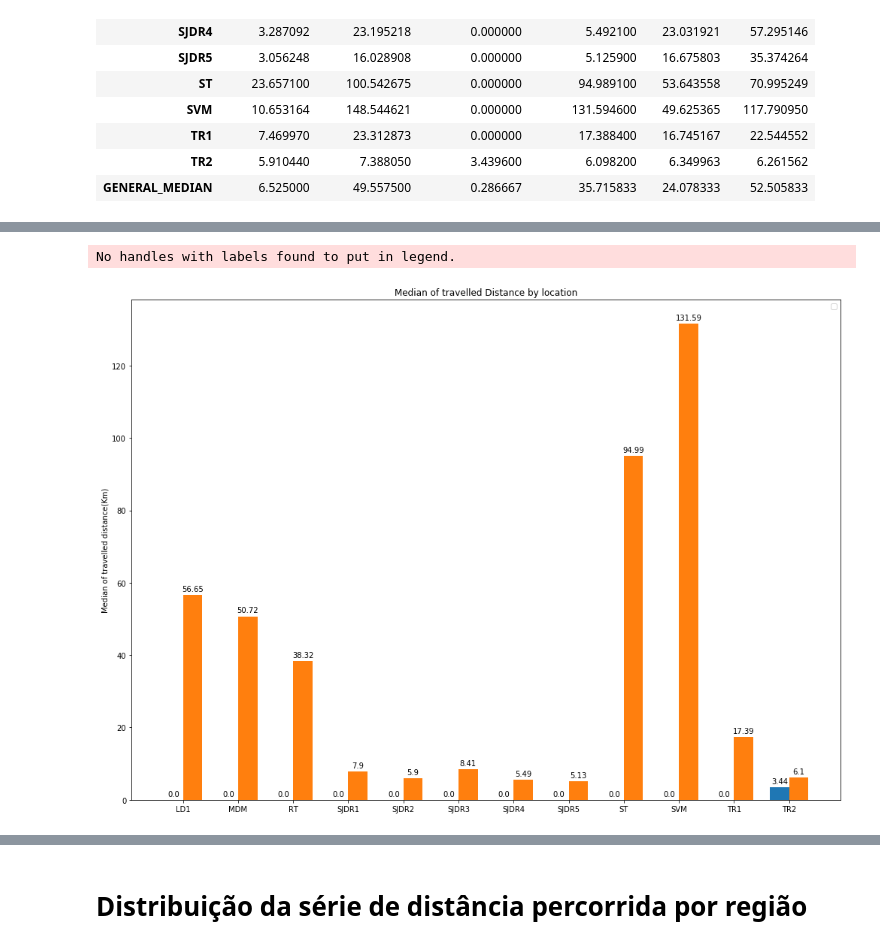
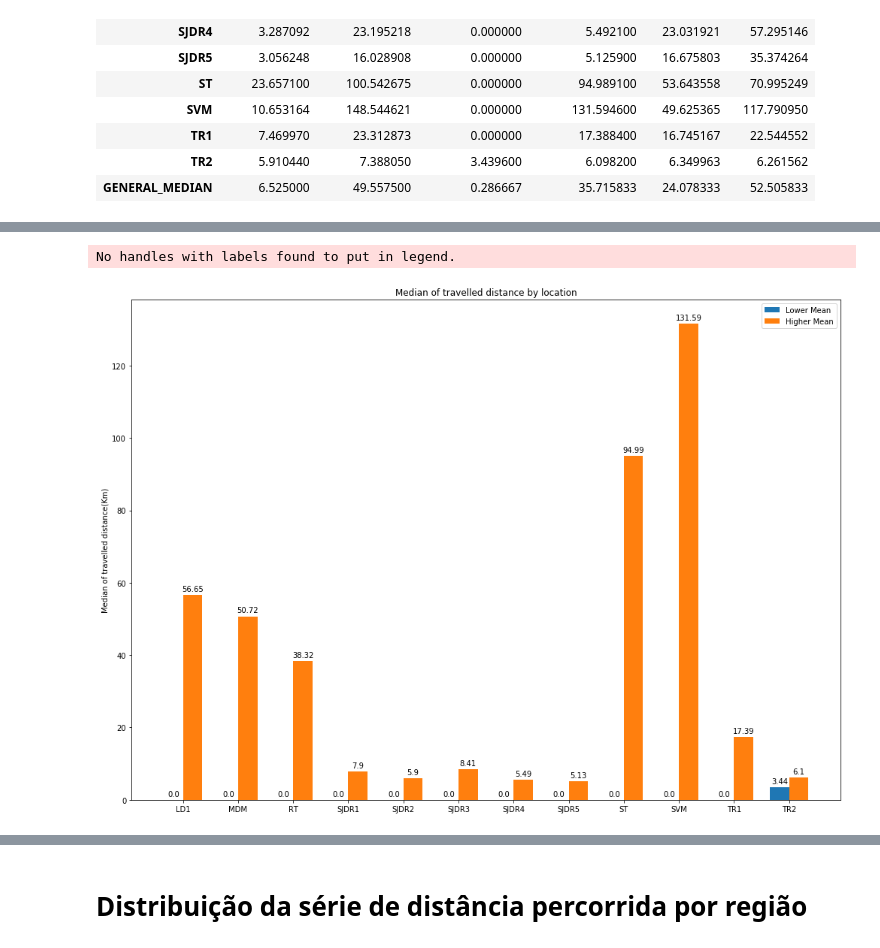
Before and after one commit to ghmc91/Projeto_Mestrado, a Jupyter notebook: Distance_Traveled_By_User.ipynb, the cells around one changed output, grey strips where cells are left out. Cells and saved outputs as stored; diff of their text form; code cells hidden in the pictures.

```diff
--- a/Distance_Traveled_By_User.ipynb
+++ b/Distance_Traveled_By_User.ipynb
@@ -207,13 +208,3 @@ result
 | TR1 | 7.469970 | 23.312873 | 0.000000 | 17.388400 | 16.745167 | 22.544552 |
 | TR2 | 5.910440 | 7.388050 | 3.439600 | 6.098200 | 6.349963 | 6.261562 |
 | GENERAL_MEDIAN | 6.525000 | 49.557500 | 0.286667 | 35.715833 | 24.078333 | 52.505833 |
-# %%
-def autolabel(rects):
-    """Attach a text label above each bar in *rects*, displaying its height."""
-    for rect in rects:
-        height = rect.get_height()
-        ax.annotate('{}'.format(height),
-                    xy=(rect.get_x() + rect.get_width() / 2, height),
-                    xytext=(0, 3),  # 3 points vertical offset
-                    textcoords="offset points",
-                    ha='center', va='bottom')
@@ -244,24 +238,25 @@ No handles with labels found to put in legend.
 # %%
 fig, ax = plt.subplots(figsize=(14,10))
 
 ax.set_ylabel('Median of travelled distance(Km)')
-ax.set_title('Median of travelled Distance by location')
+ax.set_title('Median of travelled distance by location')
 ax.set_xticks(x)
 ax.set_xticklabels(labels)
 ax.legend()
 
 rects1 = ax.bar(x - width/2, lower_median, width, label='Lower Mean')
 rects2 = ax.bar(x + width/2, higher_median, width, label='Higher Mean')
 
 autolabel(rects1)
 autolabel(rects2)
 
 fig.tight_layout()
-
+plt.legend()
+plt.savefig('/home/gustavo/Desktop/Mestrado/mestrado_dados/Median_of_travelled_distance_by_location.png')
 plt.show()
 # %% [output]
 No handles with labels found to put in legend.
-[figure, old version]
+[figure, new version]
 # %%
 fig, ax = plt.subplots(figsize=(14,10))
 
```
Also changed, not shown: parts of 10 cells of this notebook, 4 other files.
